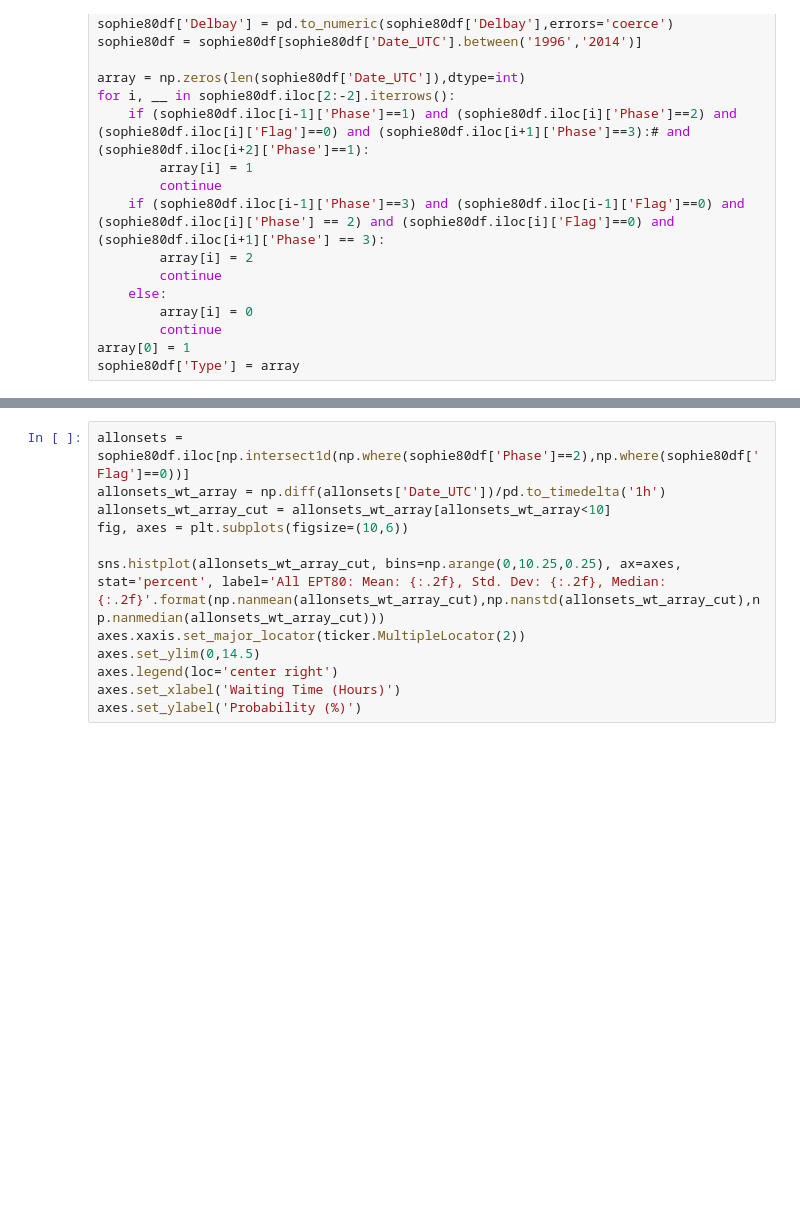
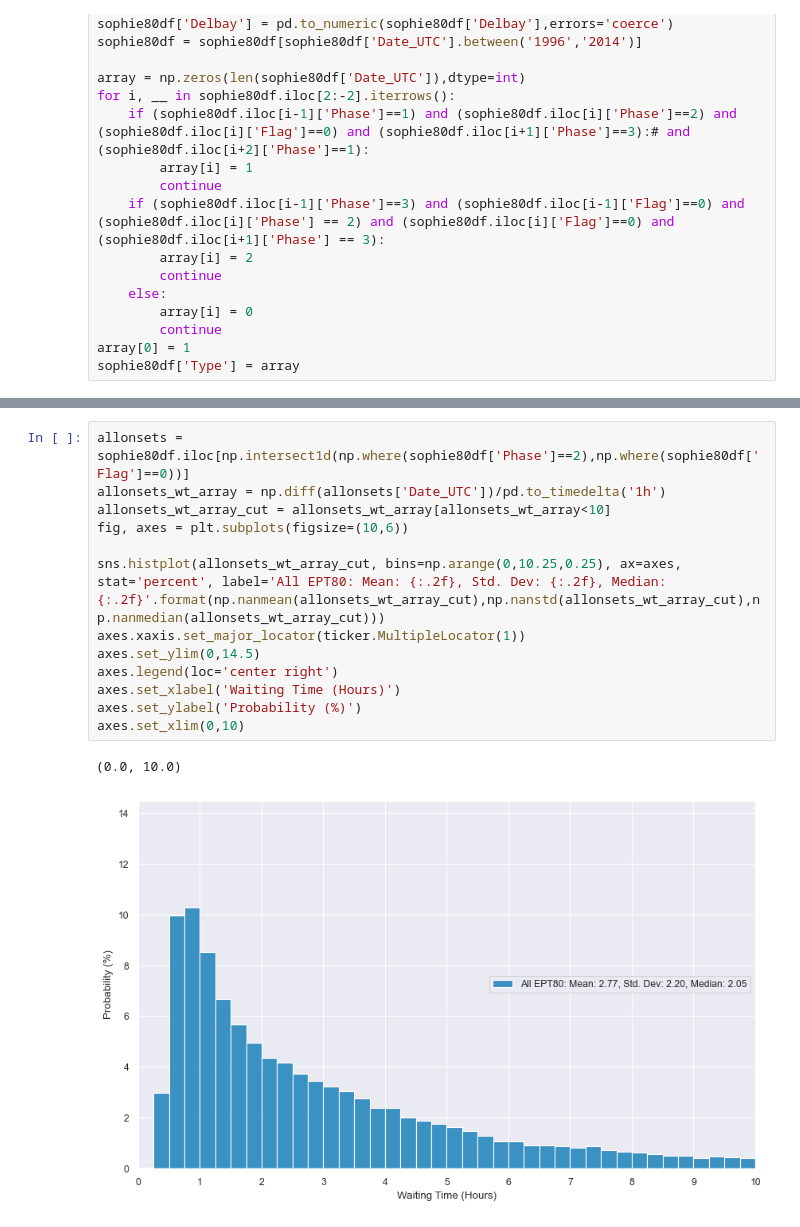
Before and after one commit to christianlao12/DP1_DP2_Project, a Jupyter notebook: sophie-recreation.ipynb, the cells around one changed output, grey strips where cells are left out. Saved outputs shown, nothing was run; the diff lists cells and outputs as text; blank space fills up the shorter version.

```diff
--- a/sophie-recreation.ipynb
+++ b/sophie-recreation.ipynb
@@ -49,12 +53,16 @@ axes.set_ylabel('Probability (%)')
 # %%
 allonsets = sophie80df.iloc[np.intersect1d(np.where(sophie80df['Phase']==2),np.where(sophie80df['Flag']==0))]
 allonsets_wt_array = np.diff(allonsets['Date_UTC'])/pd.to_timedelta('1h')
 allonsets_wt_array_cut = allonsets_wt_array[allonsets_wt_array<10]
 fig, axes = plt.subplots(figsize=(10,6))
 
 sns.histplot(allonsets_wt_array_cut, bins=np.arange(0,10.25,0.25), ax=axes, stat='percent', label='All EPT80: Mean: {:.2f}, Std. Dev: {:.2f}, Median: {:.2f}'.format(np.nanmean(allonsets_wt_array_cut),np.nanstd(allonsets_wt_array_cut),np.nanmedian(allonsets_wt_array_cut)))
-axes.xaxis.set_major_locator(ticker.MultipleLocator(2))
+axes.xaxis.set_major_locator(ticker.MultipleLocator(1))
 axes.set_ylim(0,14.5)
 axes.legend(loc='center right')
 axes.set_xlabel('Waiting Time (Hours)')
 axes.set_ylabel('Probability (%)')
+axes.set_xlim(0,10)
+# %% [output]
+(0.0, 10.0)
+[figure, added]
```
Also changed, not shown: parts of 1 cell of this notebook.
